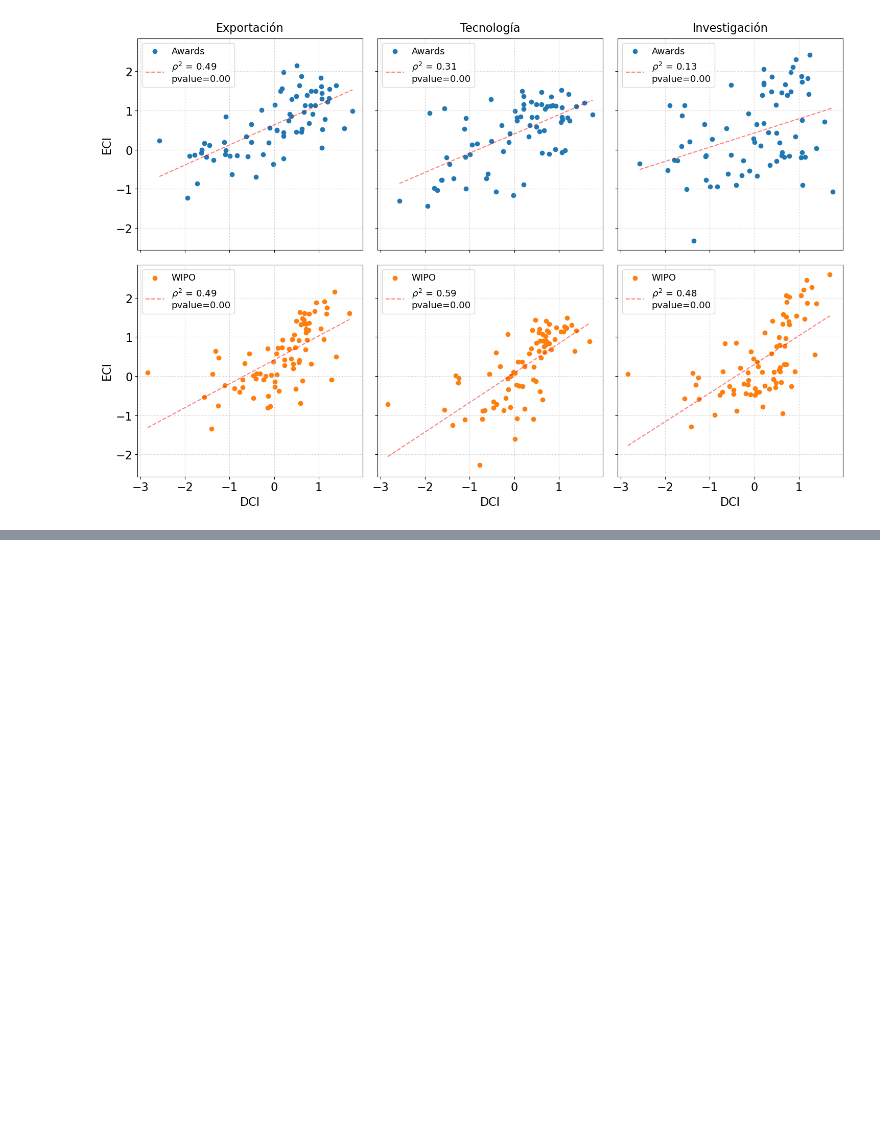
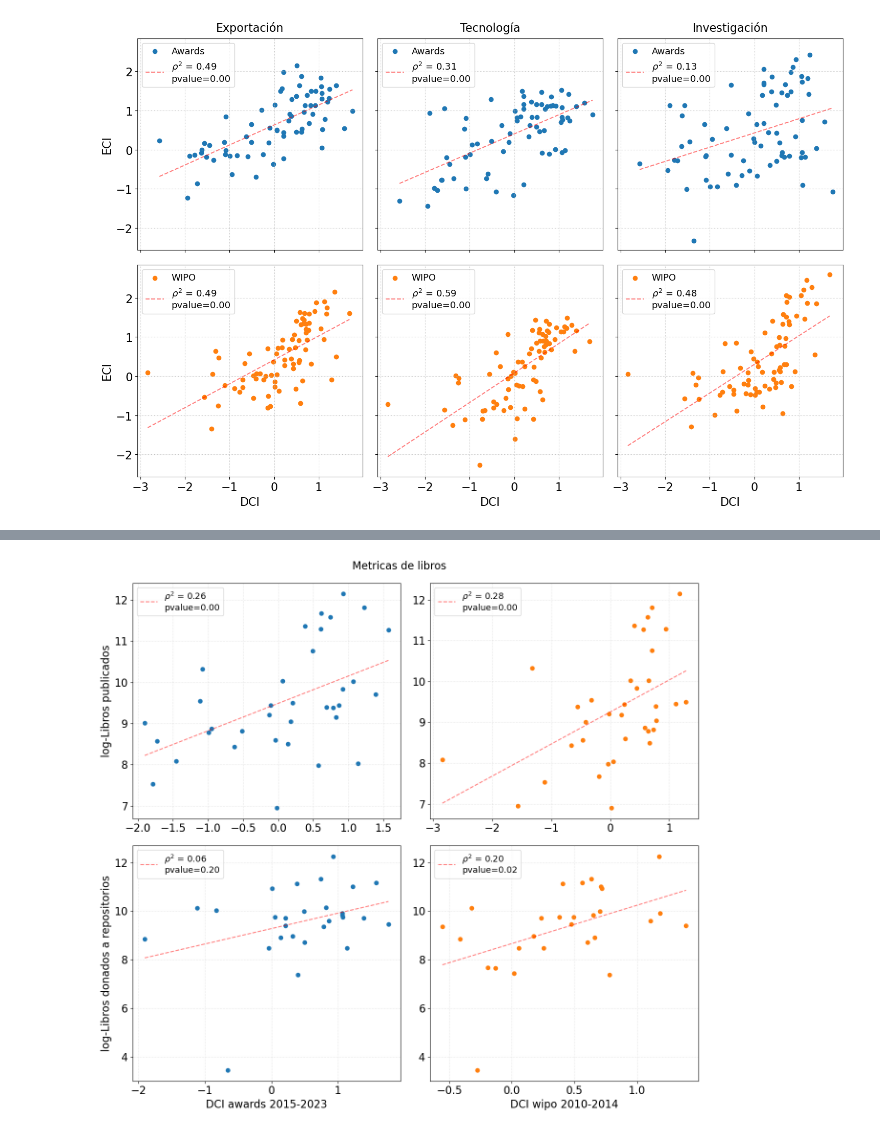
Before and after one commit to jillanes-va/Design-Complexity, a Jupyter notebook: Archivo_de_experimentación_rápida.ipynb, the cells around one changed output, grey strips where cells are left out. Cells and saved outputs as stored; diff of their text form; code cells hidden in the pictures; blank space fills up the shorter version.

Commit message:
Comparé DCI vs metricas de cultura (falta unis) a

```diff
--- a/Archivo_de_experimentación_rápida.ipynb
+++ b/Archivo_de_experimentación_rápida.ipynb
@@ -469,0 +569,31 @@ DCI_wipo (2, 99)
+# %%
+#DCI award vs GDR 2023
+fig, ax = plt.subplots(2, 2, figsize = (13, 12))
+Nombres_y = ['Libros publicados', 'Libros donados a repositorios']
+
+for n, rank in enumerate(F_names):
+    DCIa_PIB, non_present_a = x_vs_y(DCI_awards, Fs[rank], awards_wipo, log = True)
+    DCIw_PIB, non_present_w = x_vs_y(DCI_wipo, Fs[rank], identity_dict(awards_wipo), log = True)
+
+    DCIa_reg, values_a = reg(DCIa_PIB)
+    DCIw_reg, values_w = reg(DCIw_PIB)
+
+    ax[n, 0].scatter(DCIa_PIB[0, :], DCIa_PIB[1, :])
+    ax[n, 0].plot(DCIa_reg[0, :], DCIa_reg[1, :], color = 'red', linestyle = '--', alpha = 0.5, label = f'$\\rho^2$ = {values_a[0]**2:.2f}\npvalue={values_a[1]:.2f}')
+    ax[n, 0].set_ylabel(f'log-{Nombres_y[n]}')
+    ax[n, 0].legend(loc = 'upper left', fontsize = 13)
+    ax[n, 0].grid(alpha = 0.5, linestyle = ':')
+
+    ax[n, 1].scatter(DCIw_PIB[0, :], DCIw_PIB[1, :], color = 'tab:orange')
+    ax[n, 1].plot(DCIw_reg[0, :], DCIw_reg[1, :], color = 'red', linestyle = '--', alpha = 0.5, label = f'$\\rho^2$ = {values_w[0]**2:.2f}\npvalue={values_w[1]:.2f}')
+    ax[n, 1].legend(loc = 'upper left', fontsize = 13)
+    ax[n, 1].grid(alpha = 0.5, linestyle = ':')
+
+ax[1, 0].set_xlabel(f'DCI awards {año_awards}')
+ax[1, 1].set_xlabel(f'DCI wipo {año_wipo}')
+fig.suptitle('Metricas de libros', fontsize=16)
+
+plt.tight_layout()
+plt.savefig('./figs/correlations/DCIs_Fs.png')
+# %% [output]
+[figure, added]
```
Also changed, not shown: parts of 11 cells of this notebook, 22 other files.
